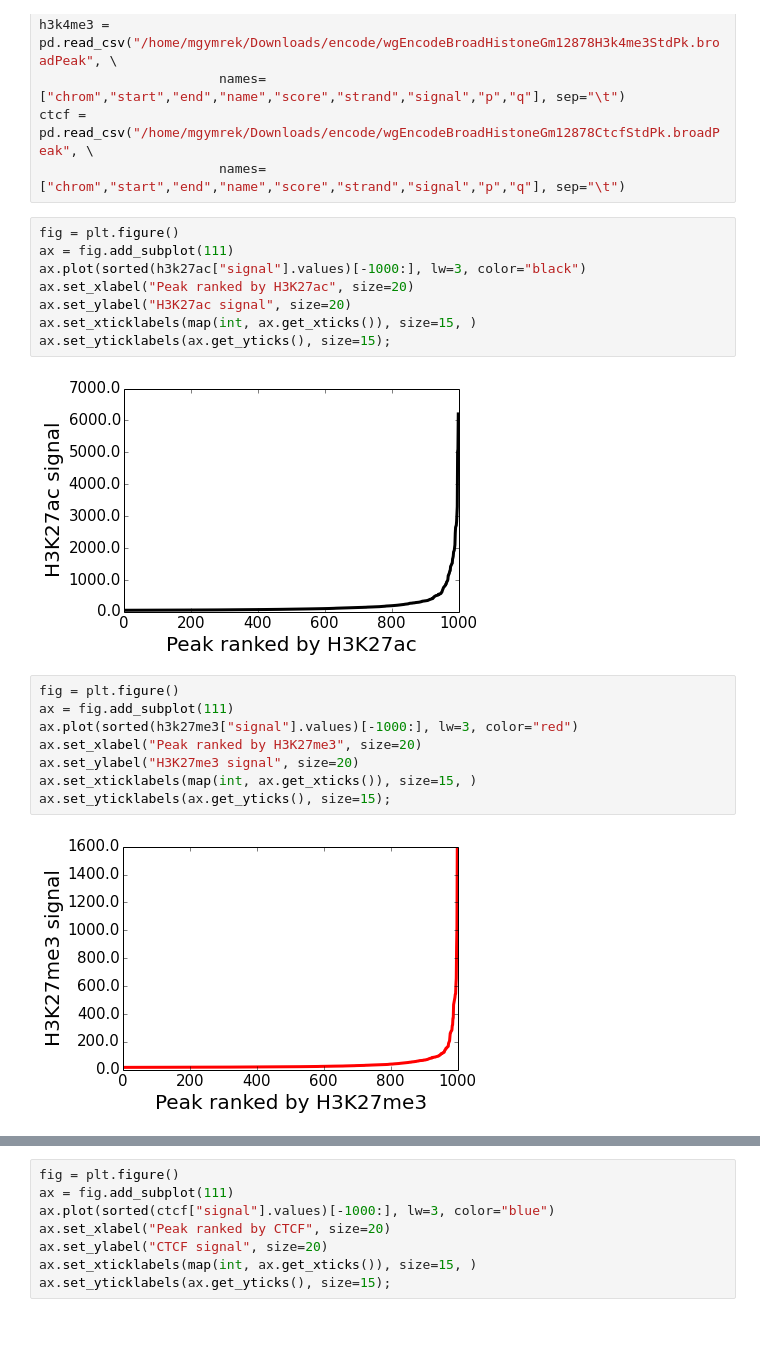
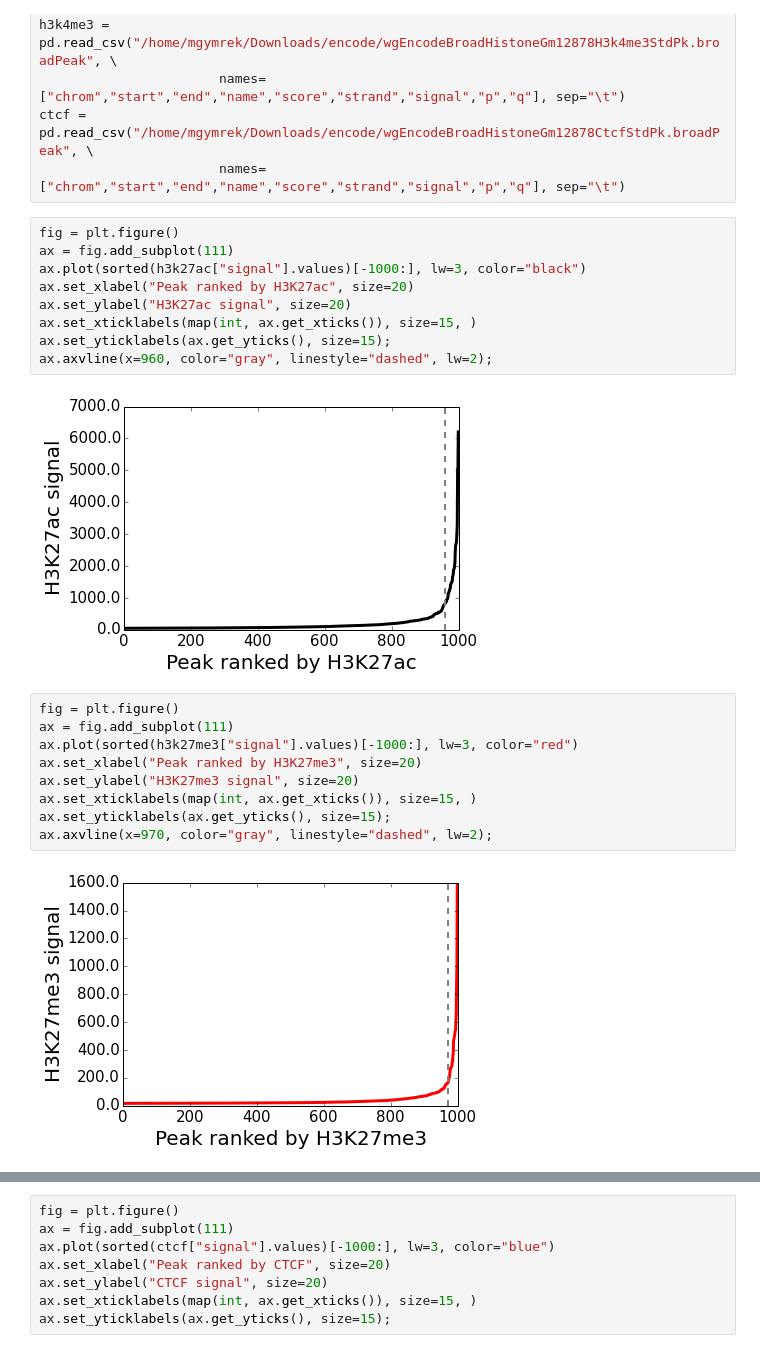
Before and after one commit to mgymrek/mgymrek.github.io, a Jupyter notebook: _drafts/super-enhancers.ipynb, the cells around one changed output, grey strips where cells are left out. Saved outputs shown, nothing was run; the diff lists cells and outputs as text.

Commit message:
ading vertical lines to super enhancer plots

```diff
--- a/_drafts/super-enhancers.ipynb
+++ b/_drafts/super-enhancers.ipynb
@@ -20,13 +20,14 @@ ctcf = pd.read_csv("/home/mgymrek/Downloads/encode/wgEncodeBroadHistoneGm12878Ct
 # %%
 fig = plt.figure()
 ax = fig.add_subplot(111)
 ax.plot(sorted(h3k27ac["signal"].values)[-1000:], lw=3, color="black")
 ax.set_xlabel("Peak ranked by H3K27ac", size=20)
 ax.set_ylabel("H3K27ac signal", size=20)
 ax.set_xticklabels(map(int, ax.get_xticks()), size=15, )
 ax.set_yticklabels(ax.get_yticks(), size=15);
+ax.axvline(x=960, color="gray", linestyle="dashed", lw=2);
 # %% [output]
-[figure, old version]
+[figure, new version]
 # %%
 fig = plt.figure()
 ax = fig.add_subplot(111)
@@ -35,8 +36,9 @@ ax.set_xlabel("Peak ranked by H3K27me3", size=20)
 ax.set_ylabel("H3K27me3 signal", size=20)
 ax.set_xticklabels(map(int, ax.get_xticks()), size=15, )
 ax.set_yticklabels(ax.get_yticks(), size=15);
+ax.axvline(x=970, color="gray", linestyle="dashed", lw=2);
 # %% [output]
-[figure, old version]
+[figure, new version]
 # %%
 fig = plt.figure()
 ax = fig.add_subplot(111)
```
Also changed, not shown: parts of 2 cells of this notebook, 5 other files.
